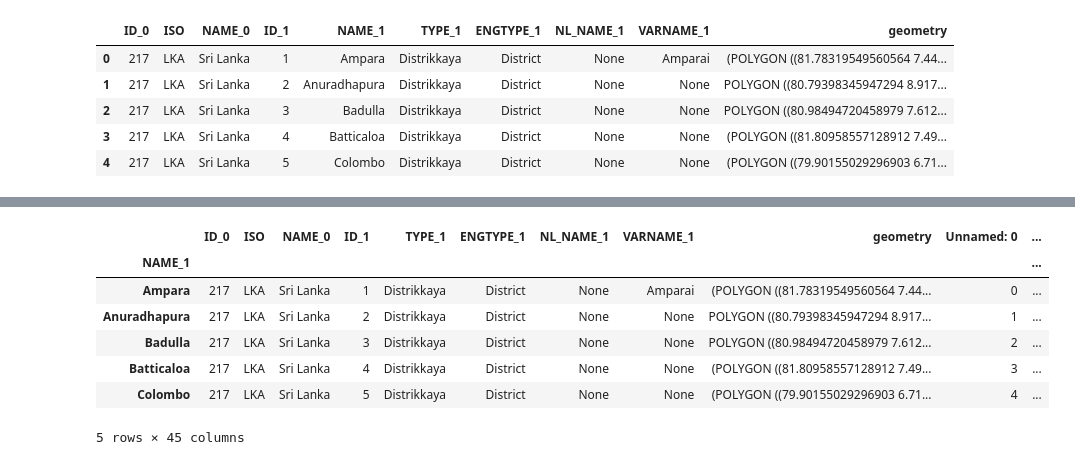
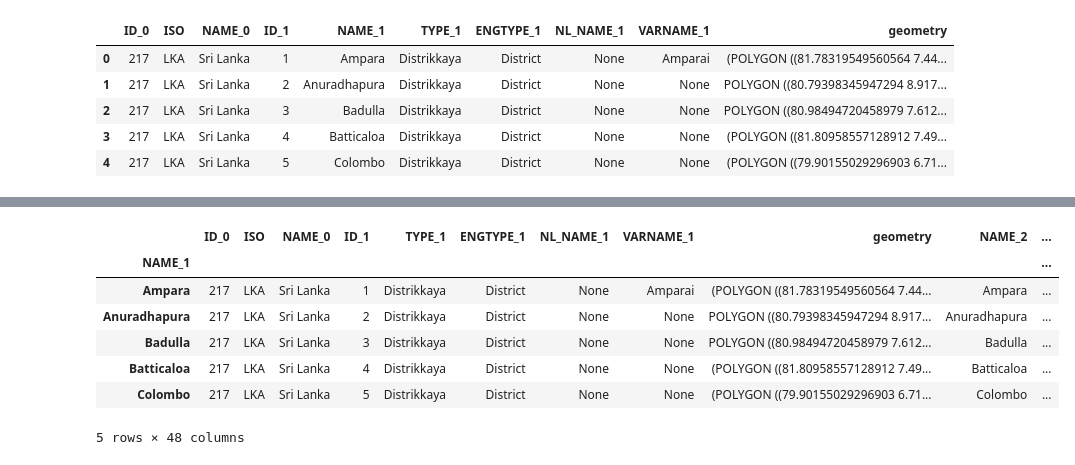
Before and after one commit to PraAnj/gov.lk.data.analysis, a Jupyter notebook: src/geo_maps.ipynb, the cells around one changed output, grey strips where cells are left out. Saved outputs shown, nothing was run; the diff lists cells and outputs as text; code cells hidden in the pictures.

Commit message:
adding district names for geo maps

```diff
--- a/src/geo_maps.ipynb
+++ b/src/geo_maps.ipynb
@@ -19,7 +19,7 @@ total_dataset.head()
 # %%
-fp1 = "../data/map_shape/LKA_adm1.shp"
-map_df_1 = gpd.read_file(fp1)
-map_df_1.head()
+map_shape = "../data/map_shape/LKA_adm1.shp"
+map_df = gpd.read_file(map_shape)
+map_df.head()
 # %% [output]
 |  | ID_0 | ISO | NAME_0 | ID_1 | NAME_1 | TYPE_1 | ENGTYPE_1 | NL_NAME_1 | VARNAME_1 | geometry |
 | 0 | 217 | LKA | Sri Lanka | 1 | Ampara | Distrikkaya | District | None | Amparai | (POLYGON ((81.78319549560564 7.44... |
@@ -35,13 +30,19 @@ map_df_1.plot(figsize=(20,10)) #base map for sri lanka
+# %%
+#adding district names
+map_df["NAME_2"] = map_df["NAME_1"]
+map_df["center"] = map_df["geometry"].centroid
+map_df_points = map_df.copy()
+map_df_points.set_geometry("center", inplace = True)
 # %%
 # join the geodataframe with the cleaned up csv dataframe
-merged = map_df_1.set_index("NAME_1").join(total_dataset.set_index("District"))
+merged = map_df.set_index("NAME_1").join(total_dataset.set_index("District"))
 merged.head()
 # %% [output]
-|  | ID_0 | ISO | NAME_0 | ID_1 | TYPE_1 | ENGTYPE_1 | NL_NAME_1 | VARNAME_1 | geometry | Unnamed: 0 | ... |
+|  | ID_0 | ISO | NAME_0 | ID_1 | TYPE_1 | ENGTYPE_1 | NL_NAME_1 | VARNAME_1 | geometry | NAME_2 | ... |
 | NAME_1 |  |  |  |  |  |  |  |  |  |  | ... |
-| Ampara | 217 | LKA | Sri Lanka | 1 | Distrikkaya | District | None | Amparai | (POLYGON ((81.78319549560564 7.44... | 0 | ... |
-| Anuradhapura | 217 | LKA | Sri Lanka | 2 | Distrikkaya | District | None | None | POLYGON ((80.79398345947294 8.917... | 1 | ... |
-| Badulla | 217 | LKA | Sri Lanka | 3 | Distrikkaya | District | None | None | POLYGON ((80.98494720458979 7.612... | 2 | ... |
-| Batticaloa | 217 | LKA | Sri Lanka | 4 | Distrikkaya | District | None | None | (POLYGON ((81.80958557128912 7.49... | 3 | ... |
-| Colombo | 217 | LKA | Sri Lanka | 5 | Distrikkaya | District | None | None | (POLYGON ((79.90155029296903 6.71... | 4 | ... |
+| Ampara | 217 | LKA | Sri Lanka | 1 | Distrikkaya | District | None | Amparai | (POLYGON ((81.78319549560564 7.44... | Ampara | ... |
+| Anuradhapura | 217 | LKA | Sri Lanka | 2 | Distrikkaya | District | None | None | POLYGON ((80.79398345947294 8.917... | Anuradhapura | ... |
+| Badulla | 217 | LKA | Sri Lanka | 3 | Distrikkaya | District | None | None | POLYGON ((80.98494720458979 7.612... | Badulla | ... |
+| Batticaloa | 217 | LKA | Sri Lanka | 4 | Distrikkaya | District | None | None | (POLYGON ((81.80958557128912 7.49... | Batticaloa | ... |
+| Colombo | 217 | LKA | Sri Lanka | 5 | Distrikkaya | District | None | None | (POLYGON ((79.90155029296903 6.71... | Colombo | ... |
-5 rows × 45 columns
+5 rows × 48 columns
```
Also changed, not shown: parts of 15 cells of this notebook.
